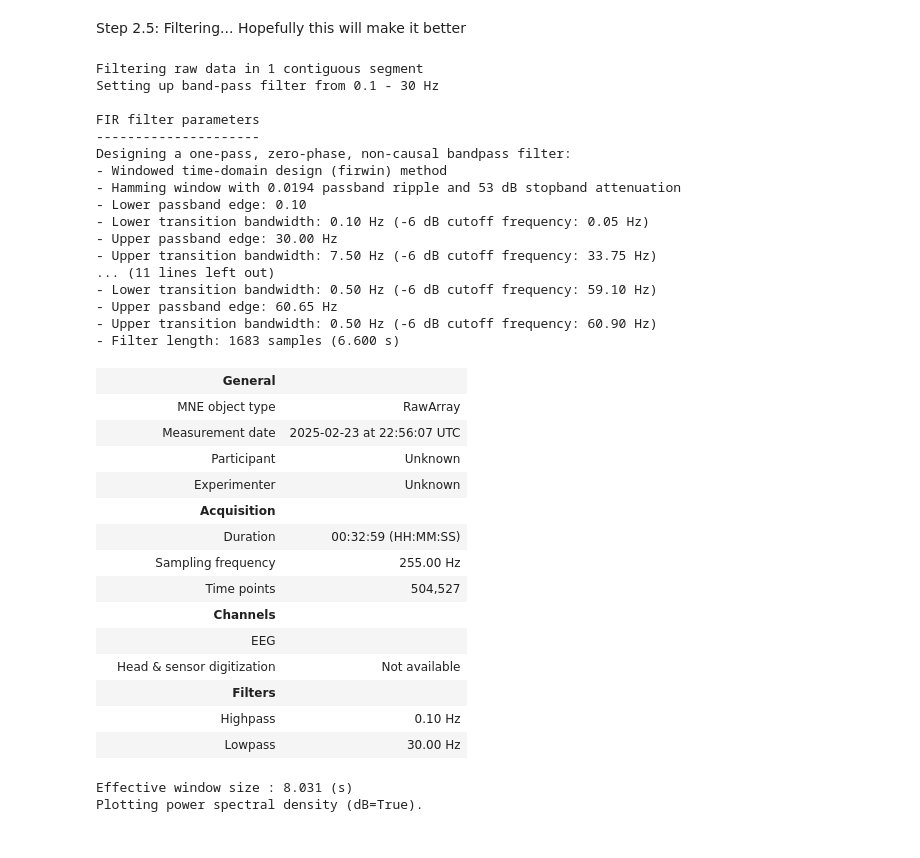
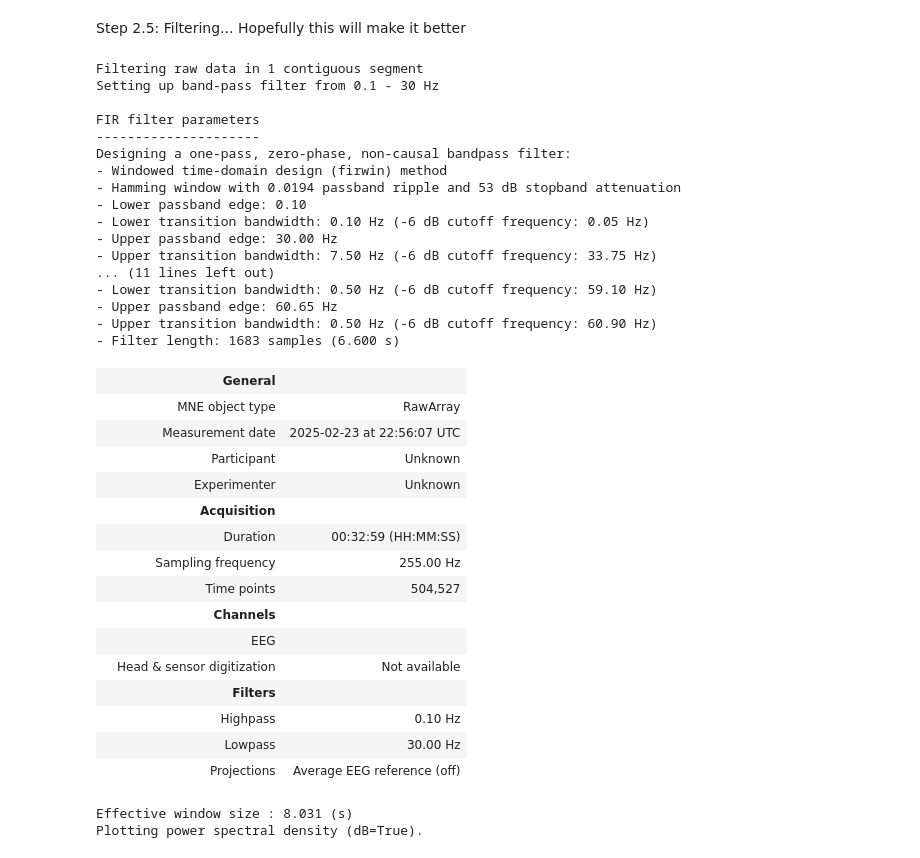
Before and after one commit to Neurotech-Davis/NeuroLingo, a Jupyter notebook: pre_processing/preprocessing.ipynb, the cells around one changed output. Cells and saved outputs as stored; diff of their text form; code cells hidden in the pictures.

Commit message:
clean up

```diff
--- a/pre_processing/preprocessing.ipynb
+++ b/pre_processing/preprocessing.ipynb
@@ -387,13 +387,14 @@ later_annot = mne.Annotations(
 )
 
 # Set annotations
-raw2 = raw.copy().set_annotations(later_annot)
+raw = raw.copy().set_annotations(later_annot)
 # %%
 #debugging
-print("EEG data time range: 0 to", raw2.times[-1], "seconds")  #how long the experiment was in seconds
-print("Annotations in raw2:", raw2.annotations)               #list of the annotations
-print("Adjusted onsets:", raw2.annotations.onset)             #the adjusted onsets
-raw2.plot(start=400, duration=150, scalings='auto', block=True)  # Adjust start and duration as needed
+print("EEG data time range: 0 to", raw.times[-1], "seconds")  #how long the experiment was in seconds
+print("Annotations in raw2:", raw.annotations)               #list of the annotations
+print("Adjusted onsets:", raw.annotations.onset)             #the adjusted onsets
+raw.plot(start=400, duration=150, scalings='auto', block=True)  # Adjust start and duration as needed
+raw.set_eeg_reference(projection=True)  #dont worry
 # %% [output]
 EEG data time range: 0 to 1978.5333333333333 seconds
 Annotations in raw2: <Annotations | 60 segments: learned (54), not_learned (6)>
@@ -415,7 +435,7 @@ Step 2.5: Filtering... Hopefully this will make it better
 #setting high and low band pass filter
 f_low = 0.1
 f_high = 30
-data_cleaned = annotated_raw.filter(f_low, f_high, fir_design="firwin", skip_by_annotation="edge")
+data_cleaned = raw.filter(f_low, f_high, fir_design="firwin", skip_by_annotation="edge")
 #low and high pass filter, fir_design can be changed to match what lit review did
 
 #notch filter for electrical noise
@@ -426,33 +446,34 @@ Setting up band-pass filter from 0.1 - 30 Hz
 
 FIR filter parameters
 ---------------------
 Designing a one-pass, zero-phase, non-causal bandpass filter:
 - Windowed time-domain design (firwin) method
 - Hamming window with 0.0194 passband ripple and 53 dB stopband attenuation
 - Lower passband edge: 0.10
 - Lower transition bandwidth: 0.10 Hz (-6 dB cutoff frequency: 0.05 Hz)
 - Upper passband edge: 30.00 Hz
 - Upper transition bandwidth: 7.50 Hz (-6 dB cutoff frequency: 33.75 Hz)
 ... (11 lines left out)
 - Lower transition bandwidth: 0.50 Hz (-6 dB cutoff frequency: 59.10 Hz)
 - Upper passband edge: 60.65 Hz
 - Upper transition bandwidth: 0.50 Hz (-6 dB cutoff frequency: 60.90 Hz)
 - Filter length: 1683 samples (6.600 s)
 |  | General |  |
 |  | MNE object type | RawArray |
 |  | Measurement date | 2025-02-23 at 22:56:07 UTC |
 |  | Participant | Unknown |
 |  | Experimenter | Unknown |
 |  | Acquisition |  |
 |  | Duration | 00:32:59 (HH:MM:SS) |
 |  | Sampling frequency | 255.00 Hz |
 |  | Time points | 504,527 |
 |  | Channels |  |
 |  | EEG |  |
 |  | Head & sensor digitization | Not available |
 |  | Filters |  |
 |  | Highpass | 0.10 Hz |
 |  | Lowpass | 30.00 Hz |
+|  | Projections | Average EEG reference (off) |
 # %%
 #new plot
 data_cleaned.compute_psd(fmin=0,fmax=50).plot()
```
Also changed, not shown: parts of 6 cells of this notebook.
